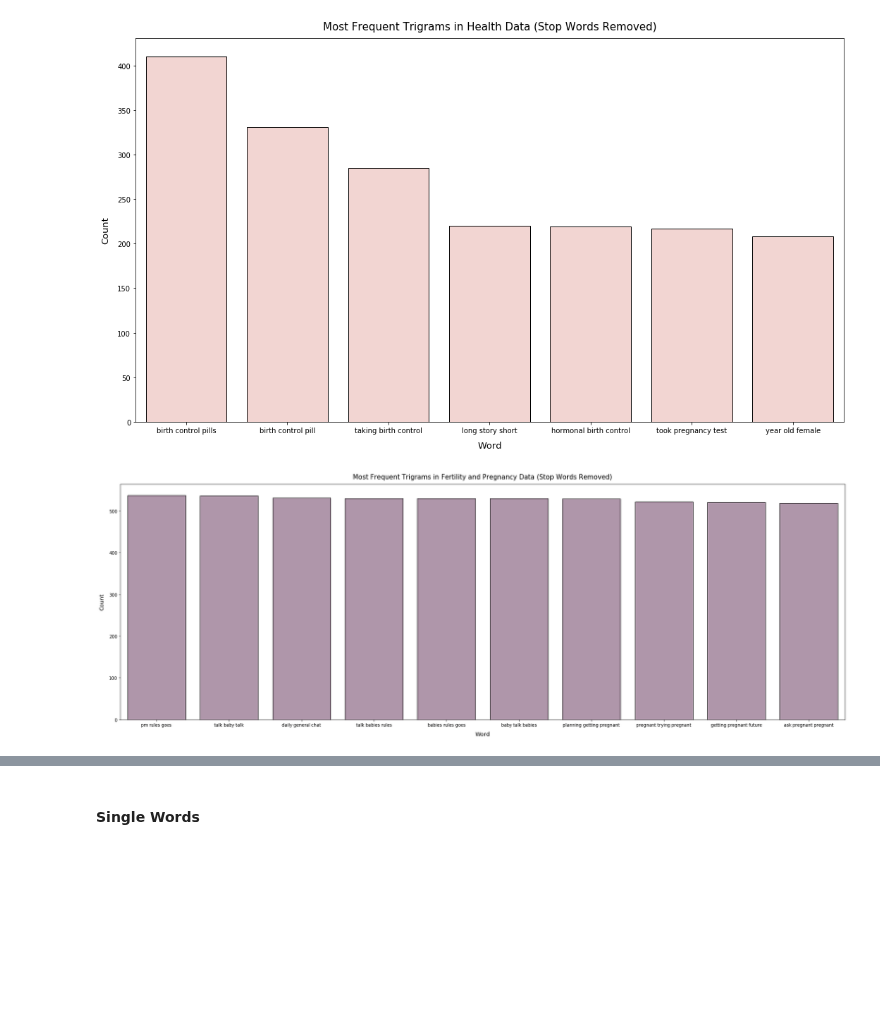
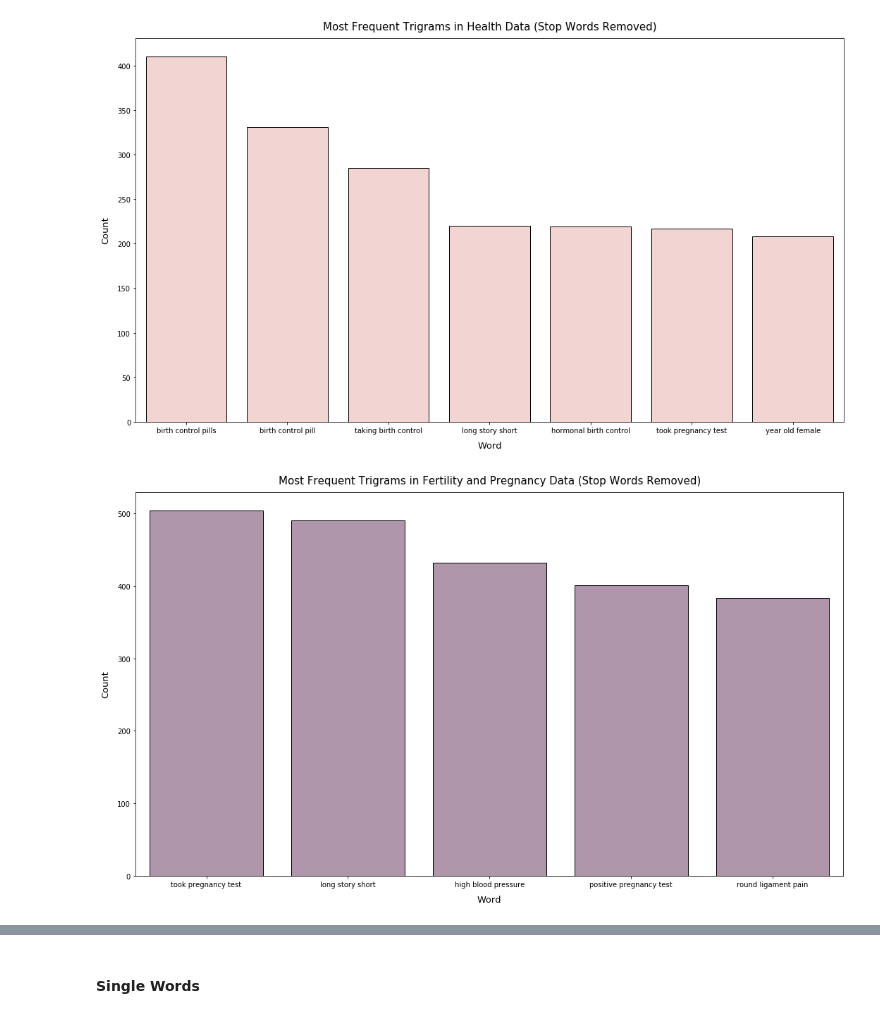
Before and after one commit to jlu90/Identifying-Womens-Health-Concerns, a Jupyter notebook: code/04_EDA.ipynb, the cells around one changed output, grey strips where cells are left out. Drawn from its saved outputs; the diff is of its cells as text; code cells hidden in the pictures; blank space fills up the shorter version.

```diff
--- a/code/04_EDA.ipynb
+++ b/code/04_EDA.ipynb
@@ -283,4 +66,4 @@ remove_string(pospar, 'total_text', 'TL;DR')
 # %%
-health.reset_index(inplace = True)
-obsgyn.reset_index(inplace = True)
-pospar.reset_index(inplace = True)
+health = health.reset_index(drop = True)
+obsgyn = obsgyn.reset_index(drop = True)
+pospar = pospar.reset_index(drop = True)
@@ -386,2 +113,0 @@ check_for_duplicates(obsgyn, 'total_text')
-# %%
-obsgyn['total_text'].drop_duplicates(inplace = True)
@@ -428,0 +124,5 @@ get_word_count(pospar, 'total_text')
+# %%
+stop_words_spacy = set(nlp.Defaults.stop_words)
+stop_words_nltk = set(stopwords.words('english'))
+
+full_stop_words = stop_words_spacy.union(stop_words_nltk)
@@ -611,8 +304,8 @@ plot_top_words(swr_pospar_bigrams_counts,
 ### Most Frequent Trigrams - Stop Words Removed
 # %%
 swr_health_trigrams = get_word_vector(og_health_corpus, ngrams = (3,3), stopwords = full_stop_words, min_df = 0.005)
-swr_obsgyn_trigrams = get_word_vector(og_obsgyn_corpus, ngrams = (3,3), stopwords = full_stop_words, min_df = 0.005)
-swr_pospar_trigrams = get_word_vector(og_pospar_corpus, ngrams = (3,3), stopwords = full_stop_words, min_df = 0.005)
+swr_obsgyn_trigrams = get_word_vector(og_obsgyn_corpus, ngrams = (3,3), stopwords = full_stop_words, min_df = 0.003)
+swr_pospar_trigrams = get_word_vector(og_pospar_corpus, ngrams = (3,3), stopwords = full_stop_words, min_df = 0.003)
 # %%
 swr_health_trigrams_counts = get_word_sums(swr_health_trigrams)
 swr_obsgyn_trigrams_counts = get_word_sums(swr_obsgyn_trigrams)
@@ -626,10 +319,10 @@ plot_top_words(swr_health_trigrams_counts,
 # %%
 plot_top_words(swr_obsgyn_trigrams_counts,
                title = 'Most Frequent Trigrams in Fertility and Pregnancy Data (Stop Words Removed)',
                color = dark_purple,
-               size = (30, 10))
+               size = (18, 10))
 # %% [output]
-[figure, old version]
+[figure, new version]
 # %%
 plot_top_words(swr_pospar_trigrams_counts,
                title = 'Most Frequent Trigrams in Fertility and Pregnancy Data (Stop Words Removed)',
```
Also changed, not shown: parts of 124 cells of this notebook.
